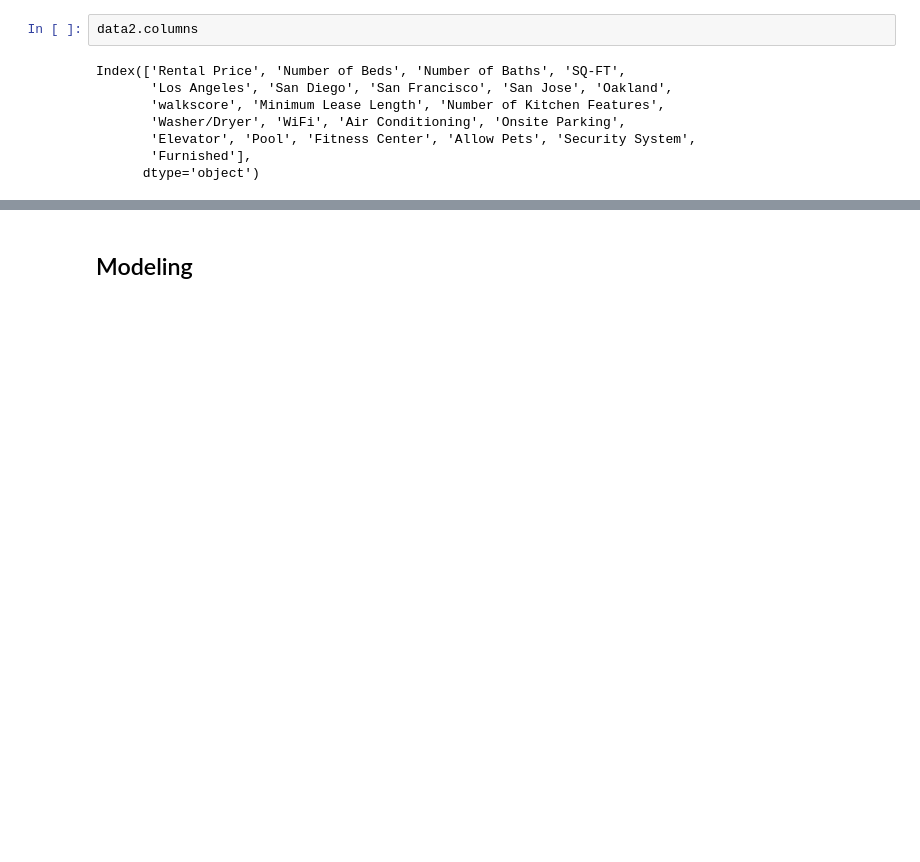
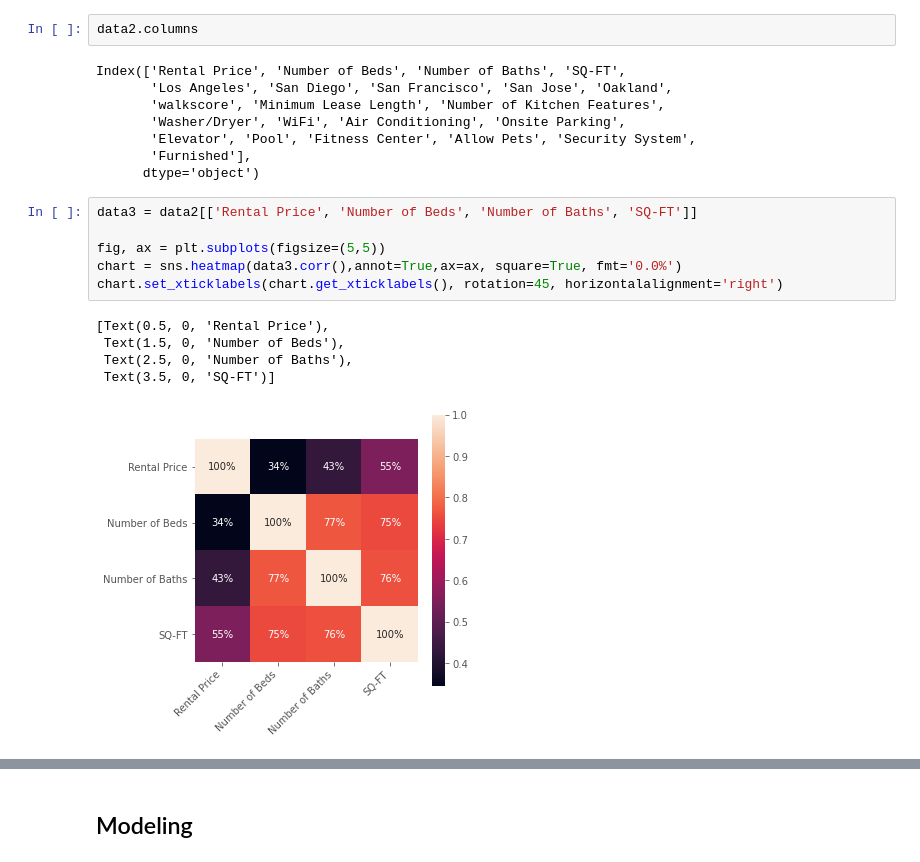
Before and after one commit to yenholaivy/CaliforniaRentalValueEstimation, a Jupyter notebook: data-analysis/apt_EDA.ipynb, the cells around one changed output, grey strips where cells are left out. Drawn from its saved outputs; the diff is of its cells as text; blank space fills up the shorter version.

```diff
--- a/data-analysis/apt_EDA.ipynb
+++ b/data-analysis/apt_EDA.ipynb
@@ -318,3 +311,15 @@ Index(['Rental Price', 'Number of Beds', 'Number of Baths', 'SQ-FT',
        'Elevator', 'Pool', 'Fitness Center', 'Allow Pets', 'Security System',
        'Furnished'],
       dtype='object')
+# %%
+data3 = data2[['Rental Price', 'Number of Beds', 'Number of Baths', 'SQ-FT']]
+
+fig, ax = plt.subplots(figsize=(5,5))
+chart = sns.heatmap(data3.corr(),annot=True,ax=ax, square=True, fmt='0.0%')
+chart.set_xticklabels(chart.get_xticklabels(), rotation=45, horizontalalignment='right')
+# %% [output]
+[Text(0.5, 0, 'Rental Price'),
+ Text(1.5, 0, 'Number of Beds'),
+ Text(2.5, 0, 'Number of Baths'),
+ Text(3.5, 0, 'SQ-FT')]
+[figure, added]
```
Also changed, not shown: parts of 62 cells of this notebook, 1 other file.
